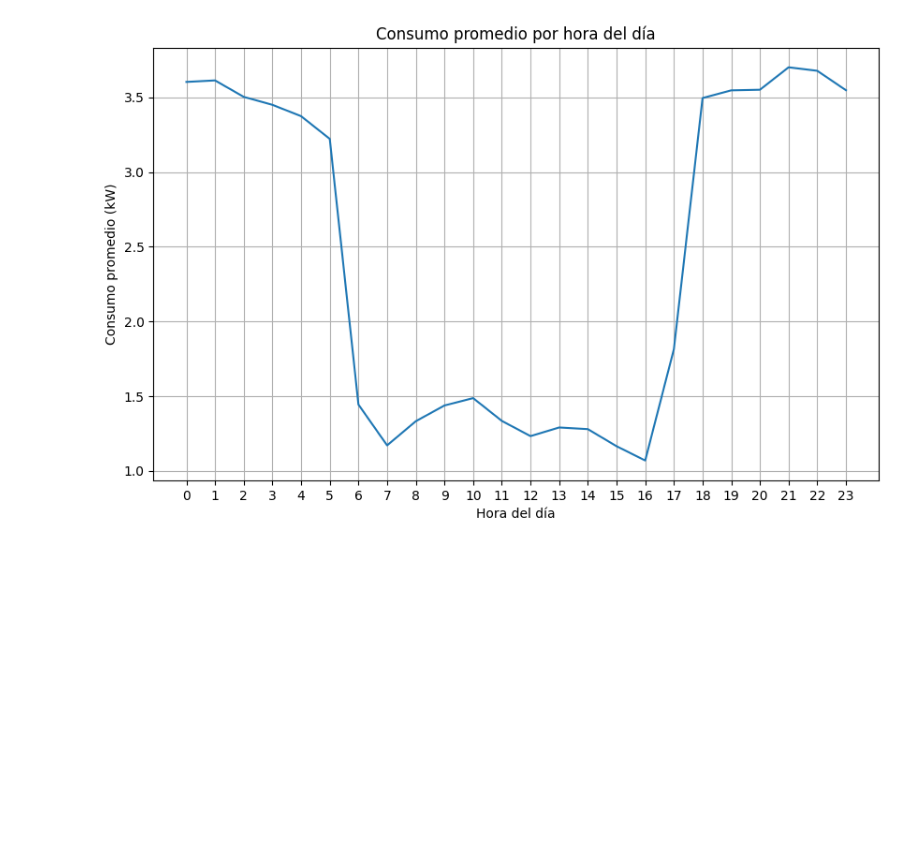
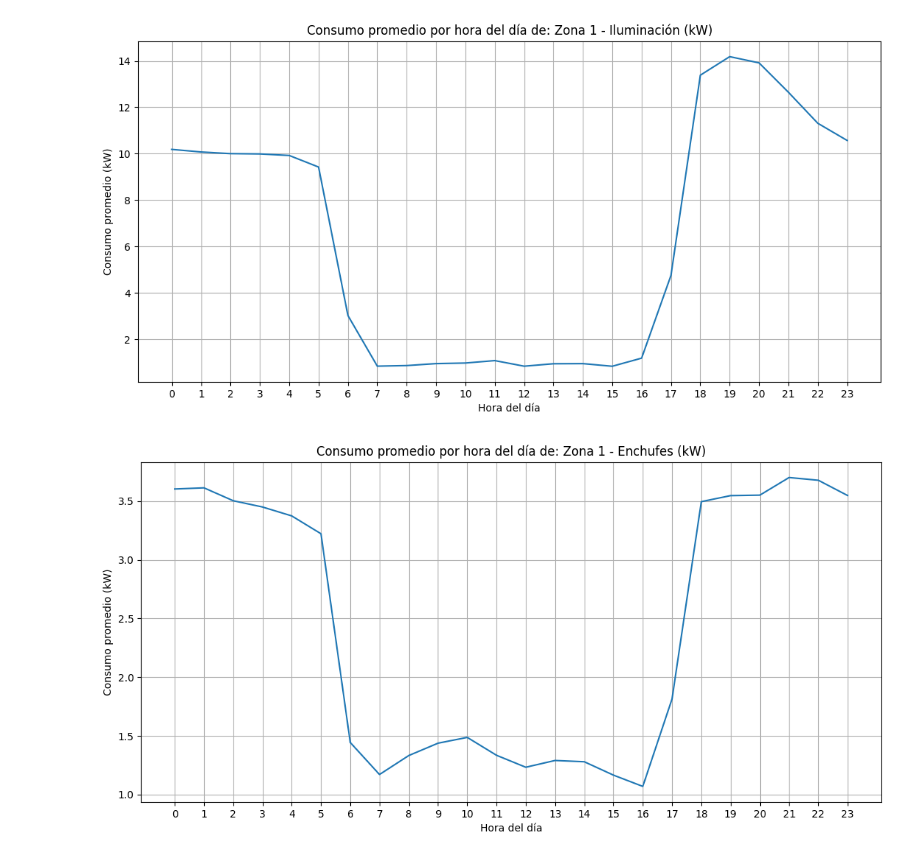
Before and after one commit to DarkSpartan345/Ciencia-de-datos-Energeticos, a Jupyter notebook: Untitled.ipynb, the cells around one changed output. Drawn from its saved outputs; the diff is of its cells as text; code cells hidden in the pictures; blank space fills up the shorter version.

```diff
--- a/Untitled.ipynb
+++ b/Untitled.ipynb
@@ -80,13 +94,28 @@ MeanZ3=[MeanHour(Z3),MeanDayofWeek(Z3),MeanMouth(Z3)]
 MeanZ4=[MeanHour(Z4),MeanDayofWeek(Z4),MeanMouth(Z4)]
 # %%
 import matplotlib.pyplot as plt
+def Plotting(Z,title,xlabel,ylabel,xticks,Xlabels):
+    for name in Z.columns[1::]:
+        Z[name].plot(figsize=(13,6))
+        plt.title(f'{title} {name}')
+        plt.xlabel(xlabel)
+        plt.ylabel(ylabel)
+        plt.grid(True)
+        plt.xticks(ticks=xticks,labels=Xlabels)
+        plt.show()
+def MainPlotting(Z):
 
-MeanZ1[0]['z1_Plug(kW)'].plot(figsize=(10,6))
-plt.title('Consumo promedio por hora del día')
-plt.xlabel('Hora del día')
-plt.ylabel('Consumo promedio (kW)')
-plt.grid(True)
-plt.xticks(range(0,24))
-plt.show()
+    MeanHourZ=Z[0]
+    MeanDayofWeekZ=Z[1]
+    MeanMouthZ=Z[2]
+    dias = ['Lunes', 'Martes', 'Miércoles', 'Jueves', 'Viernes', 'Sábado', 'Domingo']
+    meses = ['Enero', 'Febrero', 'Marzo', 'Abril', 'Mayo', 'Junio',
+         'Julio', 'Agosto', 'Septiembre', 'Octubre', 'Noviembre', 'Diciembre']
+    Plotting(MeanHourZ,'Consumo promedio por hora del día de:','Hora del día','Consumo promedio (kW)',range(0,24),range(0,24))
+    Plotting(MeanDayofWeekZ,'Consumo promedio por día de la semana de:','dia de la semana','Consumo promedio (kW)',range(0,7),dias)
+    Plotting(MeanMouthZ,'Consumo promedio por mes del año de:','mes del año','Consumo promedio (kW)',range(1,13),meses)
-# %% [output]
-[figure, removed]
+# %%
+MainPlotting(MeanZ1)
+# %% [output]
+[figure, added]
+[figure, added]
```
Also changed, not shown: parts of 5 cells of this notebook.
